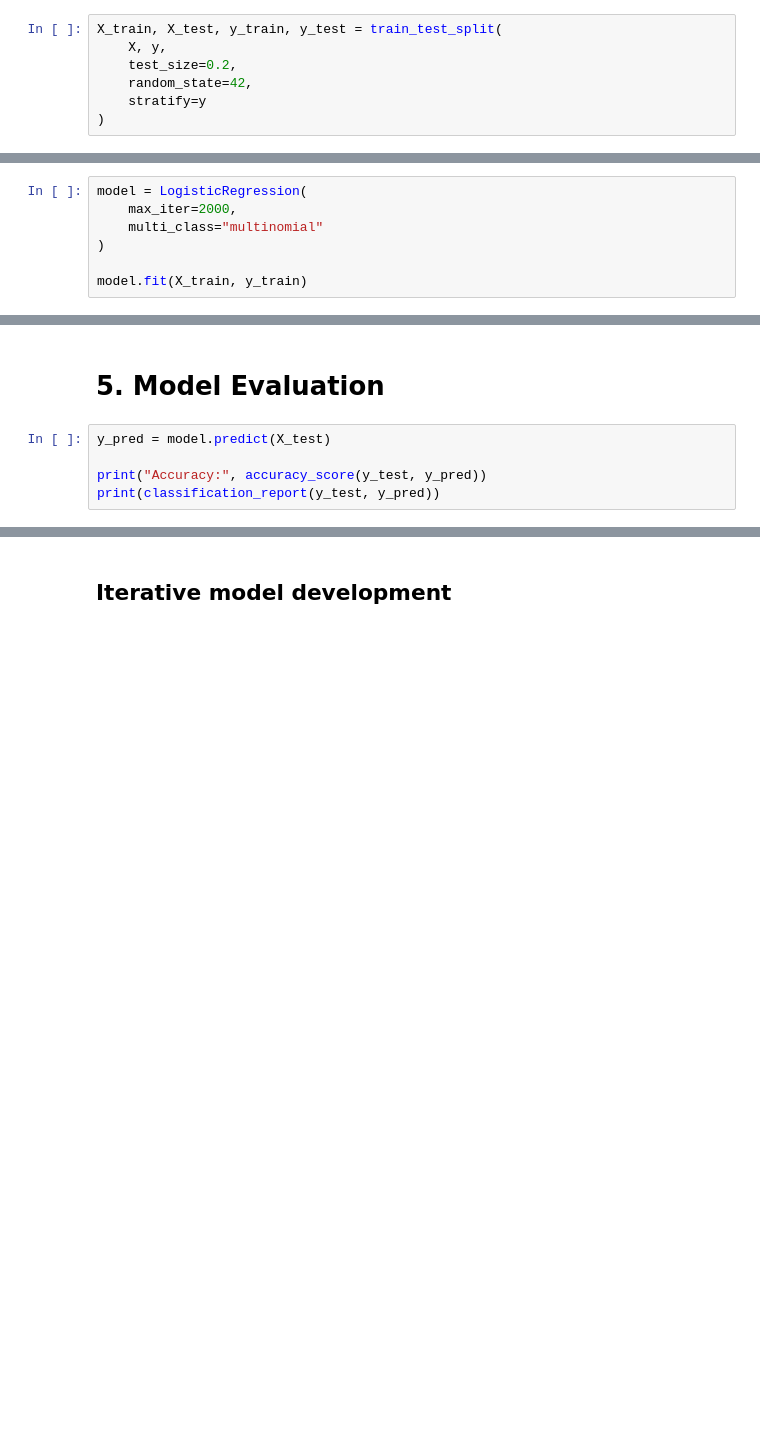
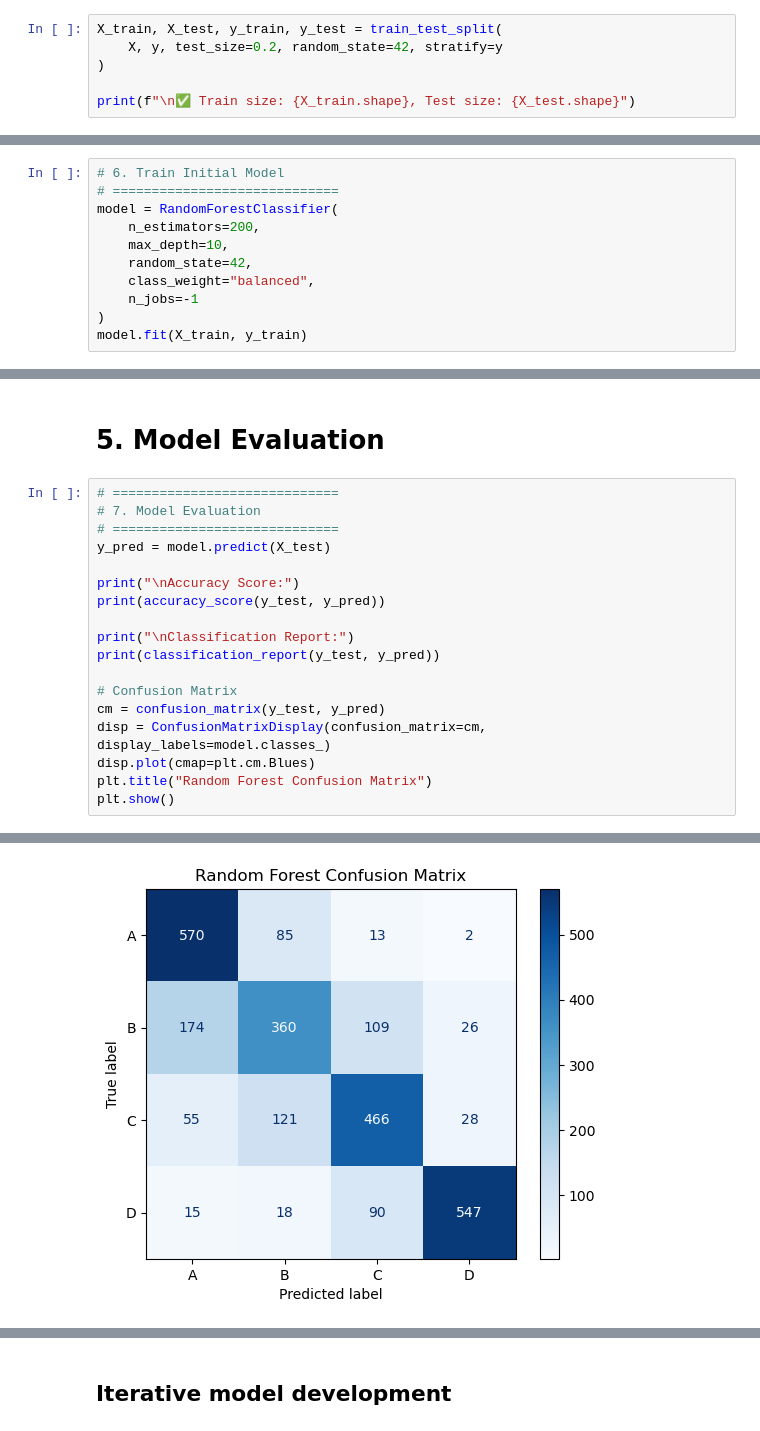
Before and after one commit to SamJs0512/streamlit, a Jupyter notebook: MLDP Program Codes Submission Template.ipynb, the cells around one changed output, grey strips where cells are left out. Cells and saved outputs as stored; diff of their text form; blank space fills up the shorter version.

```diff
--- a/MLDP Program Codes Submission Template.ipynb
+++ b/MLDP Program Codes Submission Template.ipynb
@@ -207,8 +258,7 @@ X = pd.get_dummies(X, columns=["gender"], drop_first=True)
 ## 3.2 Train-Test Split
 # %%
 X_train, X_test, y_train, y_test = train_test_split(
-    X, y,
-    test_size=0.2,
-    random_state=42,
-    stratify=y
+    X, y, test_size=0.2, random_state=42, stratify=y
 )
+
+print(f"\n✅ Train size: {X_train.shape}, Test size: {X_test.shape}")
@@ -217,10 +269,14 @@ X_train, X_test, y_train, y_test = train_test_split(
 # %% [markdown]
 ### 4.2 Train Model
 # %%
-model = LogisticRegression(
-    max_iter=2000,
-    multi_class="multinomial"
+# 6. Train Initial Model
+# =============================
+model = RandomForestClassifier(
+    n_estimators=200,
+    max_depth=10,
+    random_state=42,
+    class_weight="balanced",
+    n_jobs=-1
 )
-
 model.fit(X_train, y_train)
 # %% [output]
@@ -228,8 +285,21 @@ LogisticRegression(max_iter=2000, multi_class='multinomial')
 # %% [markdown]
 # 5. Model Evaluation
 # %%
+# =============================
+# 7. Model Evaluation
+# =============================
 y_pred = model.predict(X_test)
 
-print("Accuracy:", accuracy_score(y_test, y_pred))
+print("\nAccuracy Score:")
+print(accuracy_score(y_test, y_pred))
+
+print("\nClassification Report:")
 print(classification_report(y_test, y_pred))
+
+# Confusion Matrix
+cm = confusion_matrix(y_test, y_pred)
+disp = ConfusionMatrixDisplay(confusion_matrix=cm, display_labels=model.classes_)
+disp.plot(cmap=plt.cm.Blues)
+plt.title("Random Forest Confusion Matrix")
+plt.show()
 # %% [output]
@@ -247 +320,2 @@ weighted avg       0.42      0.44      0.42      2679
+[figure, added]
 # %%
```
Also changed, not shown: parts of 15 cells of this notebook, 4 other files.
